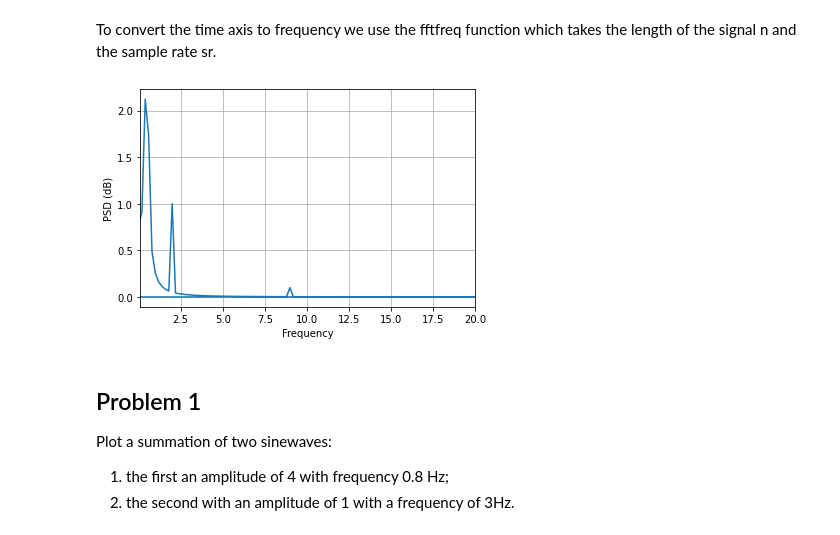
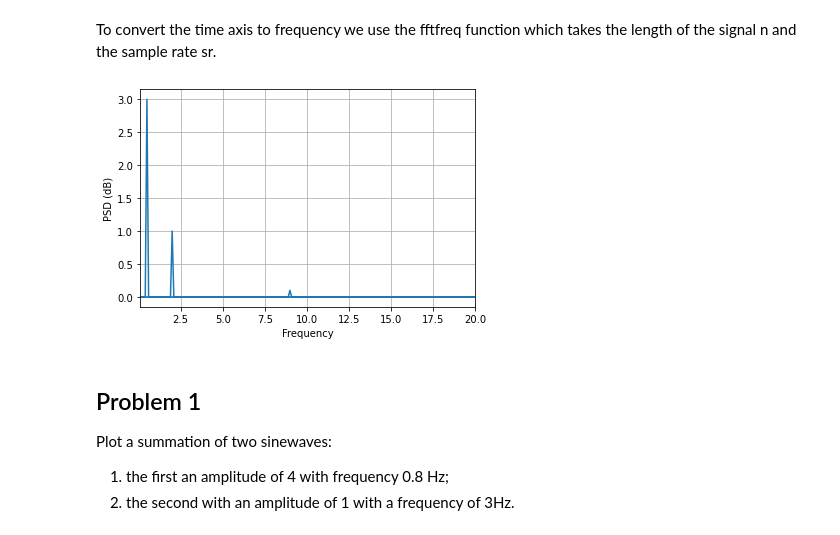
Before and after one commit to john-s-butler-dit/Basic-Introduction-to-Python, a Jupyter notebook: W2T5 Fast Fourier Transform.ipynb, the cells around one changed output. Drawn from its saved outputs; the diff is of its cells as text; code cells hidden in the pictures.

```diff
--- a/W2T5 Fast Fourier Transform.ipynb
+++ b/W2T5 Fast Fourier Transform.ipynb
@@ -31,18 +31,18 @@ time=np.arange(0,10,sr)
 # SINEWAVE 1
 Amplitude1=3
 freq1=0.5
-Sinewave1=Amplitude1*np.sin(np.pi*freq1*time)
+Sinewave1=Amplitude1*np.sin(2*np.pi*freq1*time)
 
 
 # SINEWAVE 2
 Amplitude2=1
 freq2=2
-Sinewave2=Amplitude2*np.sin(np.pi*freq2*time)
+Sinewave2=Amplitude2*np.sin(2*np.pi*freq2*time)
 
 # SINEWAVE 3
 Amplitude3=0.1
 freq3=9
-Sinewave3=Amplitude3*np.sin(np.pi*freq3*time)
+Sinewave3=Amplitude3*np.sin(2*np.pi*freq3*time)
 
 # SUM SINEWAVE 1
 
@@ -68,18 +68,18 @@ fft_x = np.fft.fft(Sum_Sinewave)
 # %% [markdown]
 To convert the time axis to frequency we use the fftfreq function which takes the length of the signal n and the sample rate sr.
 # %%
-n = len(Sum_Sinewave) # LENGTH OF SIGNAL
+n = len(fft_x) # LENGTH OF SIGNAL
 freq = np.fft.fftfreq(n, sr) # CONVERTS SIGNAL LENGTH AND SAMPLE RATE INTO FREQUENCY
 # %%
 fig=plt.figure(figsize=(6, 4))
-plt.plot(2*freq, 2.0/n *np.abs(fft_x))
+plt.plot(freq, 2.0/n *np.abs(fft_x))
 plt.xlabel('Frequency')
 plt.xlim([0.1,20])
 plt.ylabel('PSD (dB)')
 plt.grid()
 plt.show()
 # %% [output]
-[figure, old version]
+[figure, new version]
 # %% [markdown]
 ## Problem 1
 Plot a summation of two sinewaves:
```
Also changed, not shown: parts of 4 cells of this notebook.
